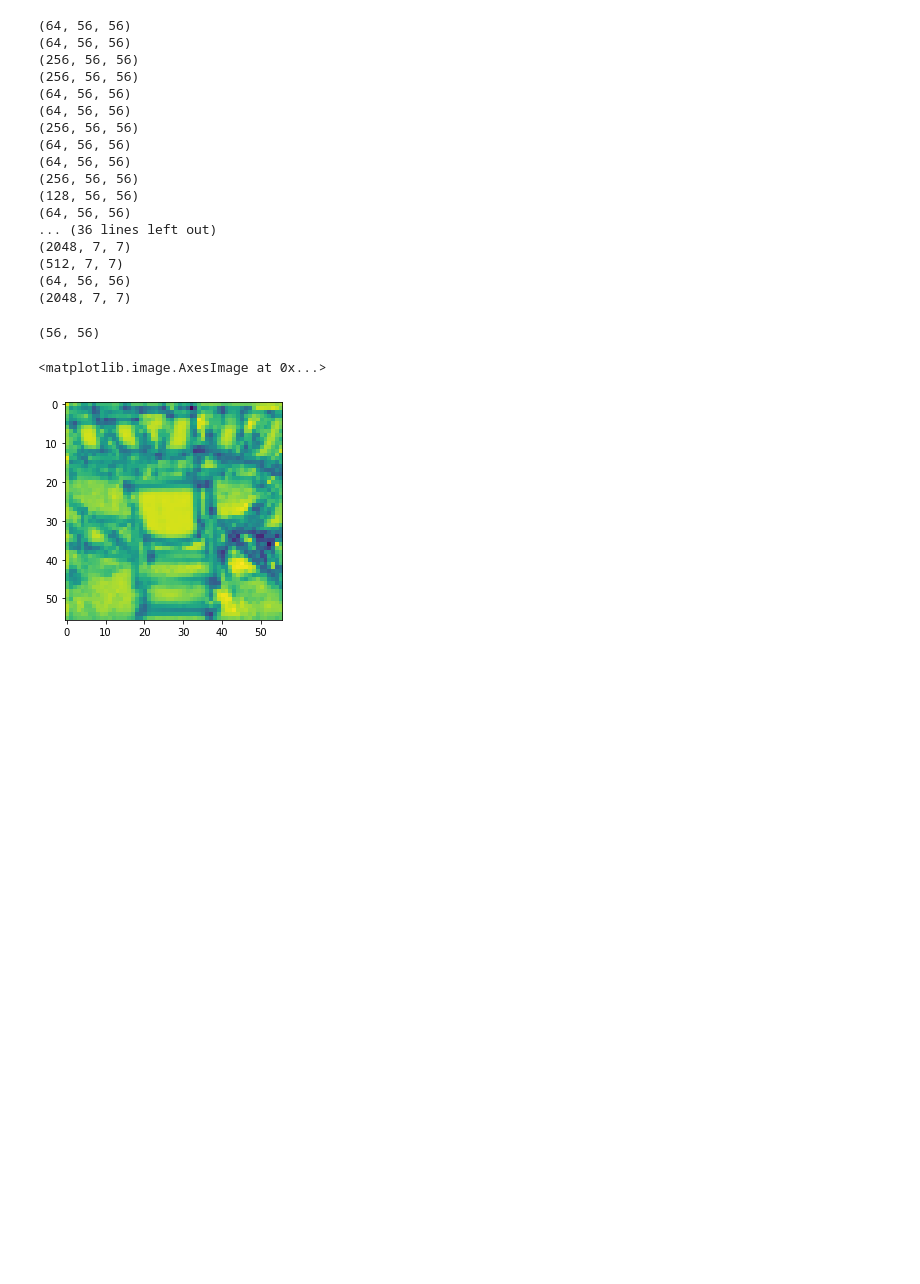
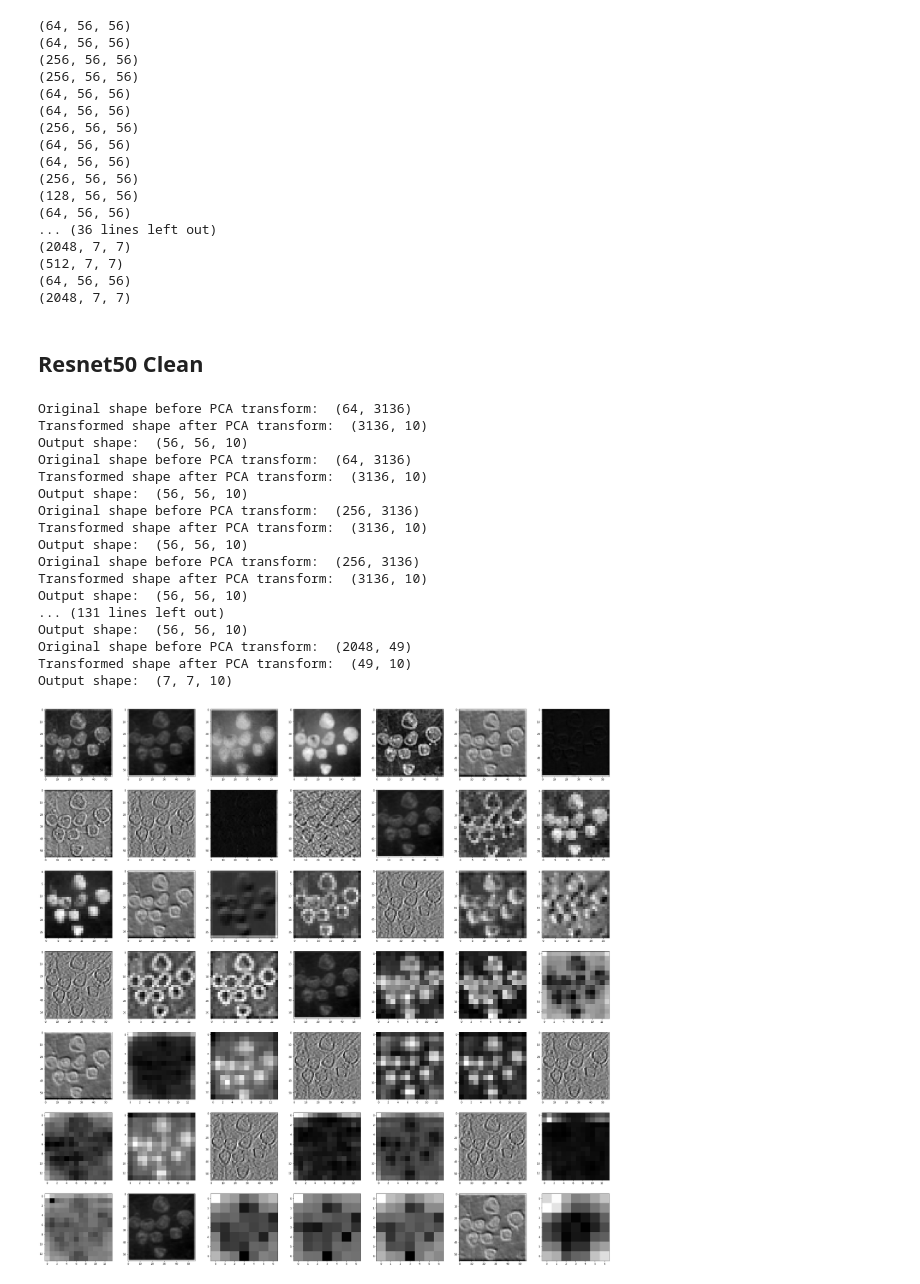
Before and after one commit to anjaliagarwal8/V1_Resnet-NMA, a Jupyter notebook: Feature_maps.ipynb, the cells around one changed output. Drawn from its saved outputs; the diff is of its cells as text; code cells hidden in the pictures; blank space fills up the shorter version.

Commit message:
Added image visualizations for all models

```diff
--- a/Feature_maps.ipynb
+++ b/Feature_maps.ipynb
@@ -154,9 +152,43 @@ temp = np.mean(v1_clean[4][1,:,:,:],axis=0)
-# %%
-temp.shape
-# %% [output]
-(56, 56)
-# %%
-plt.imshow(temp)
-# %% [output]
-<matplotlib.image.AxesImage at 0x...>
-[figure, removed]
+# %%
+def pca_transform(x,n_components,layer,image):
+  pca = PCA(n_components=n_components)
+
+  x_l = x[layer][image,:,:,:].reshape(x[layer][image,:,:,:].shape[0],-1)
+  print("Original shape before PCA transform: ",x_l.shape)
+
+  x_pca = pca.fit_transform(x_l.T)
+  print("Transformed shape after PCA transform: ",x_pca.shape)
+
+  x_im = x_pca.reshape(x[layer][image,:,:,:].shape[1],x[layer][image,:,:,:].shape[2],n_components)
+  print("Output shape: ",x_im.shape)
+
+  return x_im
+# %%
+image = 4
+# %% [markdown]
+## Resnet50 Clean
+# %%
+plt.figure(figsize=(40,40))
+for layer in range(49):
+  ax = plt.subplot(7,7,layer+1)
+  res_clean_im = pca_transform(res_clean,10,layer,image)
+  plt.imshow(res_clean_im[:,:,0],cmap='gray')
+# %% [output]
+Original shape before PCA transform:  (64, 3136)
+Transformed shape after PCA transform:  (3136, 10)
+Output shape:  (56, 56, 10)
+Original shape before PCA transform:  (64, 3136)
+Transformed shape after PCA transform:  (3136, 10)
+Output shape:  (56, 56, 10)
+Original shape before PCA transform:  (256, 3136)
+Transformed shape after PCA transform:  (3136, 10)
+Output shape:  (56, 56, 10)
+Original shape before PCA transform:  (256, 3136)
+Transformed shape after PCA transform:  (3136, 10)
+Output shape:  (56, 56, 10)
+... (131 lines left out)
+Output shape:  (56, 56, 10)
+Original shape before PCA transform:  (2048, 49)
+Transformed shape after PCA transform:  (49, 10)
+Output shape:  (7, 7, 10)
+[figure, added]
```
Also changed, not shown: parts of 8 cells of this notebook.
